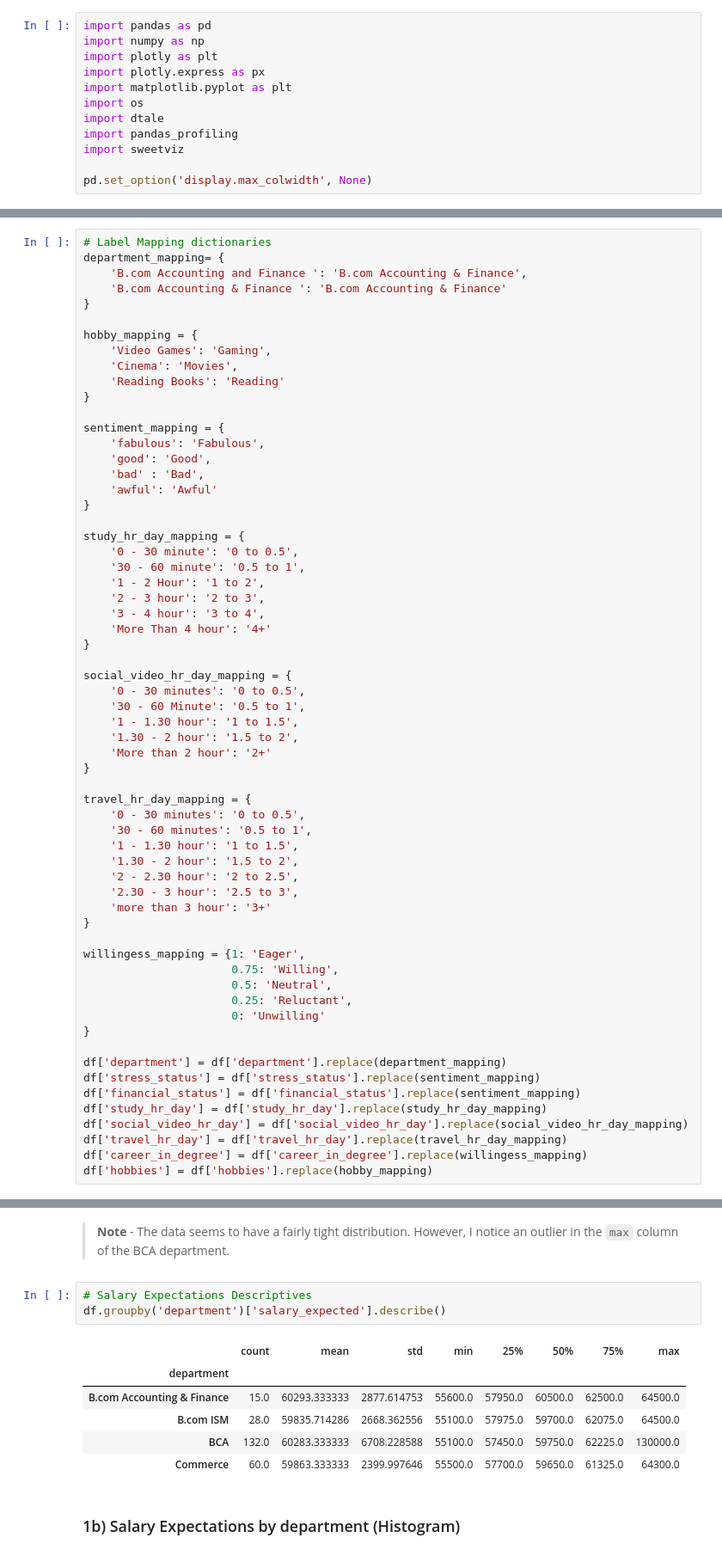
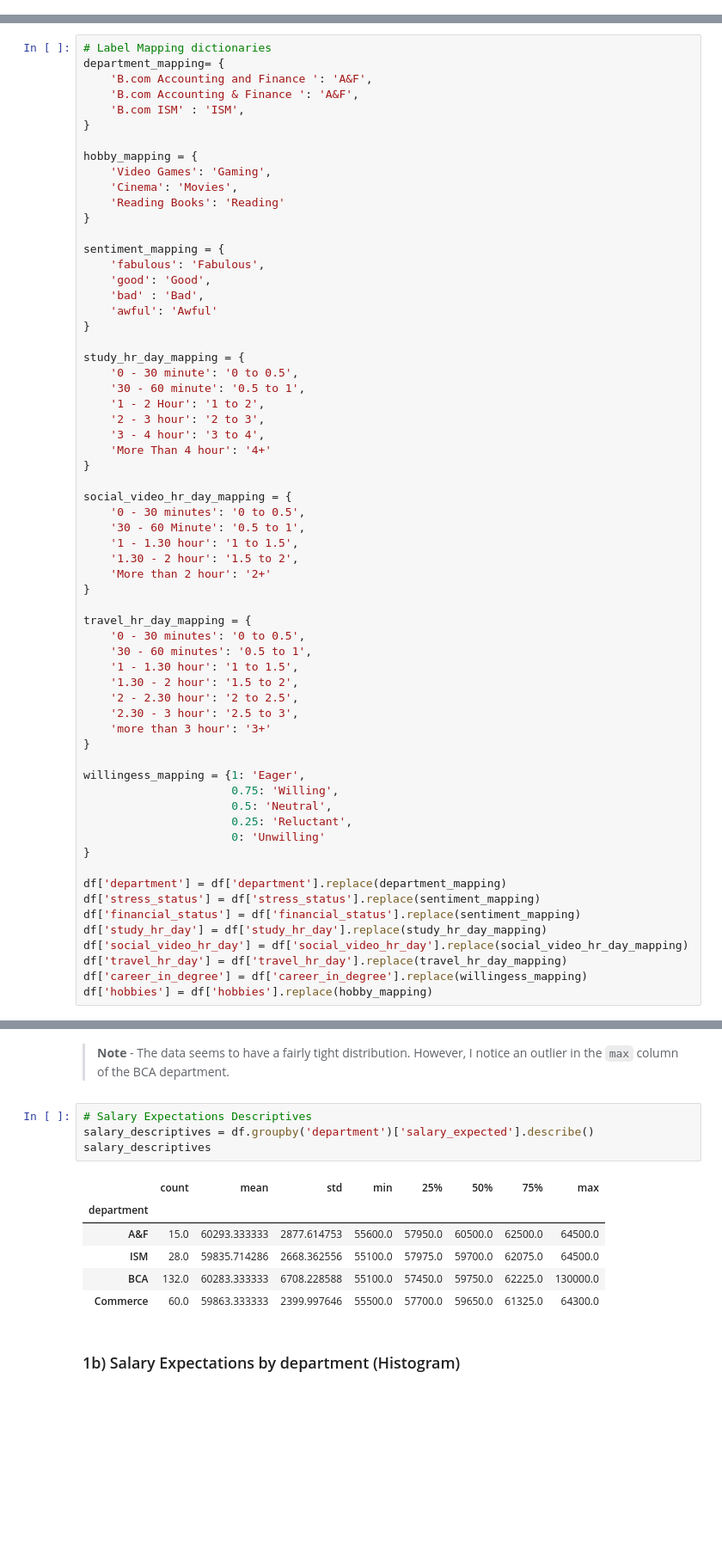
Before and after one commit to Claytor/vandy, a Jupyter notebook: notebooks/master.ipynb, the cells around one changed output, grey strips where cells are left out. Shown at 86% size. Saved outputs shown, nothing was run; the diff lists cells and outputs as text; blank space fills up the shorter version.

```diff
--- a/notebooks/master.ipynb
+++ b/notebooks/master.ipynb
@@ -2,18 +2,6 @@
 # Student Behaviour Analysis for the Career Advancement and Engagement Department
 # %% [markdown]
 ## 1) - Library Imports
-# %%
-import pandas as pd
-import numpy as np
-import plotly as plt
-import plotly.express as px
-import matplotlib.pyplot as plt
-import os
-import dtale
-import pandas_profiling
-import sweetviz
-
-pd.set_option('display.max_colwidth', None)
 # %% [markdown]
 ## 2) - Reading in Data
 # %%
@@ -124,8 +117,9 @@ df['hobbies'] = df['hobbies'].replace({'Video game': 'Video Games', 'Reading boo
 # %%
 # Label Mapping dictionaries
 department_mapping= {
-    'B.com Accounting and Finance ': 'B.com Accounting & Finance',
-    'B.com Accounting & Finance ': 'B.com Accounting & Finance'
+    'B.com Accounting and Finance ': 'A&F',
+    'B.com Accounting & Finance ': 'A&F',
+    'B.com ISM' : 'ISM',
 }
 
 hobby_mapping = {
@@ -313,12 +307,13 @@ $$ Z = \frac{{x - \mu}}{{\sigma}} = \frac{{130000.0 - 60283.333333}}{{6708.22858
 > **Note** - The data seems to have a fairly tight distribution.  However, I notice an outlier in the `max` column of the BCA department.
 # %%
 # Salary Expectations Descriptives
-df.groupby('department')['salary_expected'].describe()
+salary_descriptives = df.groupby('department')['salary_expected'].describe()
+salary_descriptives
 # %% [output]
 |  | count | mean | std | min | 25% | 50% | 75% | max |
 | department |  |  |  |  |  |  |  |  |
-| B.com Accounting & Finance | 15.0 | 60293.333333 | 2877.614753 | 55600.0 | 57950.0 | 60500.0 | 62500.0 | 64500.0 |
-| B.com ISM | 28.0 | 59835.714286 | 2668.362556 | 55100.0 | 57975.0 | 59700.0 | 62075.0 | 64500.0 |
+| A&F | 15.0 | 60293.333333 | 2877.614753 | 55600.0 | 57950.0 | 60500.0 | 62500.0 | 64500.0 |
+| ISM | 28.0 | 59835.714286 | 2668.362556 | 55100.0 | 57975.0 | 59700.0 | 62075.0 | 64500.0 |
 | BCA | 132.0 | 60283.333333 | 6708.228588 | 55100.0 | 57450.0 | 59750.0 | 62225.0 | 130000.0 |
 | Commerce | 60.0 | 59863.333333 | 2399.997646 | 55500.0 | 57700.0 | 59650.0 | 61325.0 | 64300.0 |
 # %% [markdown]
```
Also changed, not shown: parts of 23 cells of this notebook, 21 other files.
